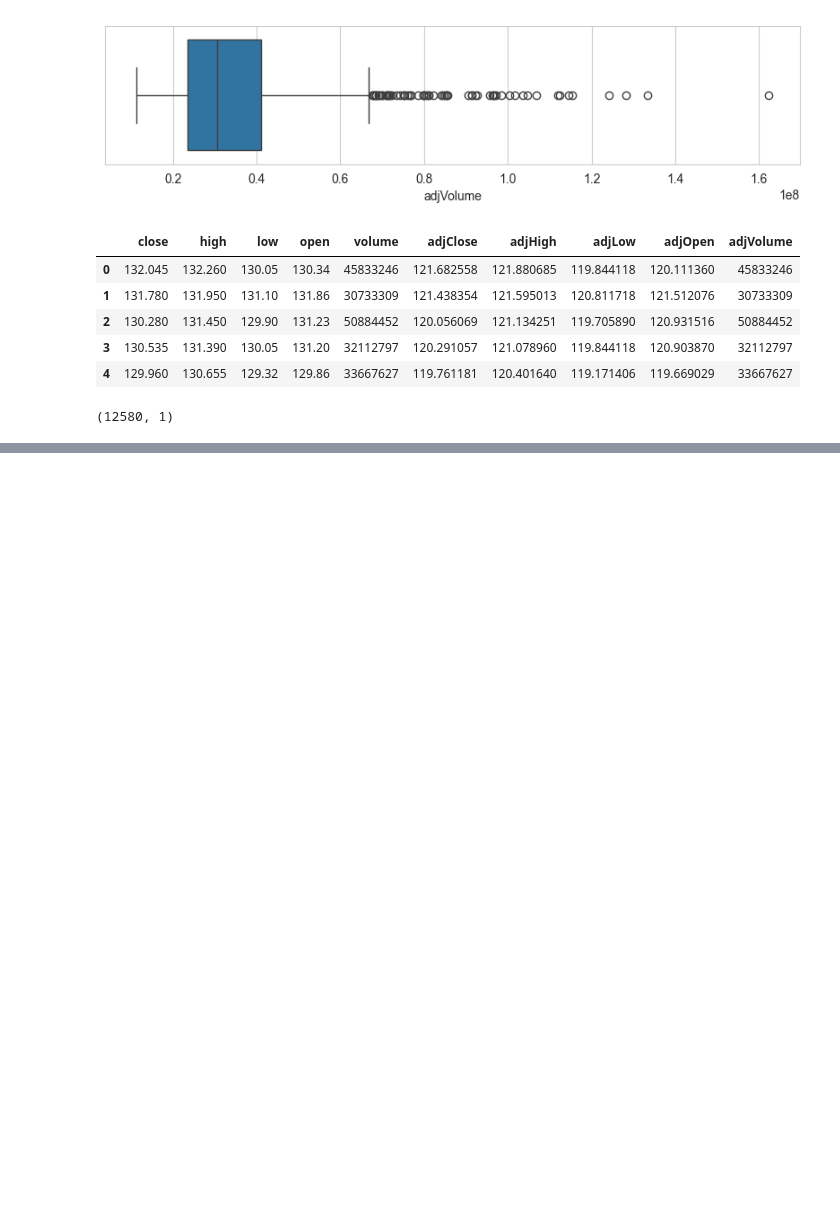
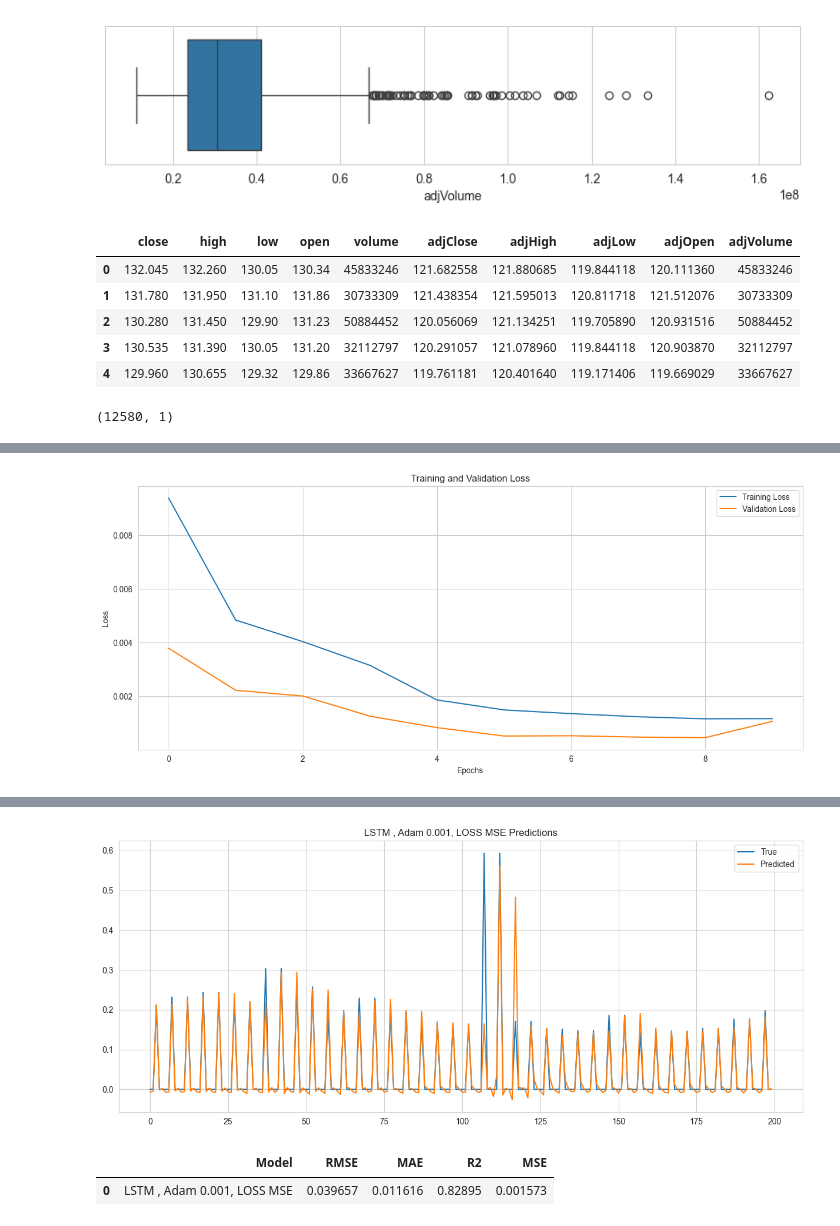
Before and after one commit to NastasijaaS/Artificial-Neural-Networks, a Jupyter notebook: projekat3.ipynb, the cells around one changed output, grey strips where cells are left out. Cells and saved outputs as stored; diff of their text form; code cells hidden in the pictures; blank space fills up the shorter version.

Commit message:
models

```diff
--- a/projekat3.ipynb
+++ b/projekat3.ipynb
@@ -160,0 +216,12 @@ from keras.layers import LSTM
+# %%
+def plot_train_history(history):
+    plt.figure(figsize=(15, 6))
+    plt.plot(history.history['loss'], label='Training Loss')
+    plt.plot(history.history['val_loss'], label='Validation Loss')
+    plt.title('Training and Validation Loss')
+    plt.xlabel('Epochs')
+    plt.ylabel('Loss')
+    plt.legend()
+    plt.show()
+# %%
+all_results = pd.DataFrame(columns=['Model', 'RMSE', 'MAE', 'R2', 'MSE'])
@@ -161,15 +249,13 @@ from keras.layers import LSTM
 # %%
-model = Sequential()
-model.add(LSTM(units=50,return_sequences=True,input_shape=(hops,no_cols)))
+model=Sequential()
+model.add(LSTM(50,return_sequences=True,input_shape=(100,1)))
 model.add(Dropout(0.2))
-model.add(LSTM(units=50))
+model.add(LSTM(50))
 model.add(Dropout(0.2))
 model.add(Dense(1))
-model.compile(optimizer='adam',loss='mean_squared_error')
-history = model.fit(X_train_shape, y_train, epochs=100, batch_size=64)
-# plot history
-plt.plot(history.history['loss'], label='train')
-#plt.plot(history.history['val_loss'], label='test')
-plt.legend()
-plt.show()
+
+# Ovde treba da se navedu sve mere
+model.compile(loss='mean_squared_error',optimizer='adam')
+
+model.summary()
 # %% [output]
@@ -176,0 +279,5 @@ AttributeError: module 'keras.src.backend' has no attribute 'Variable'
+# %%
+history = model.fit(X_train, y_train,
+                    epochs=10, batch_size=32,
+                    validation_split=0.1,
+                    callbacks=[early_stopping, checkpoint])
@@ -176,0 +305,8 @@ AttributeError: module 'keras.src.backend' has no attribute 'Variable'
+# %%
+from keras.models import load_model
+plot_train_history(history)
+best_model = load_model('best_model.keras')
+test_model(best_model, 'LSTM , Adam 0.001, LOSS MSE',
+           X_test, y_test, 200)
+# %% [output]
+[figure, added]
@@ -176,0 +314,3 @@ AttributeError: module 'keras.src.backend' has no attribute 'Variable'
+[figure, added]
+|  | Model | RMSE | MAE | R2 | MSE |
+| 0 | LSTM , Adam 0.001, LOSS MSE | 0.039657 | 0.011616 | 0.82895 | 0.001573 |
```
Also changed, not shown: parts of 48 cells of this notebook, 1 other file.
